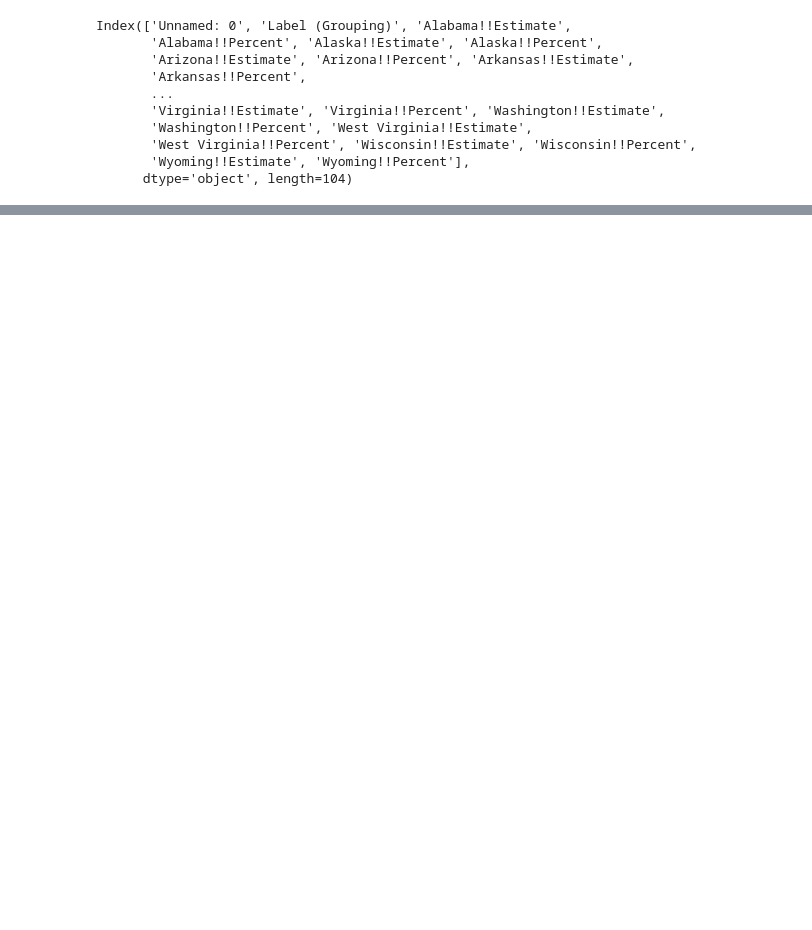
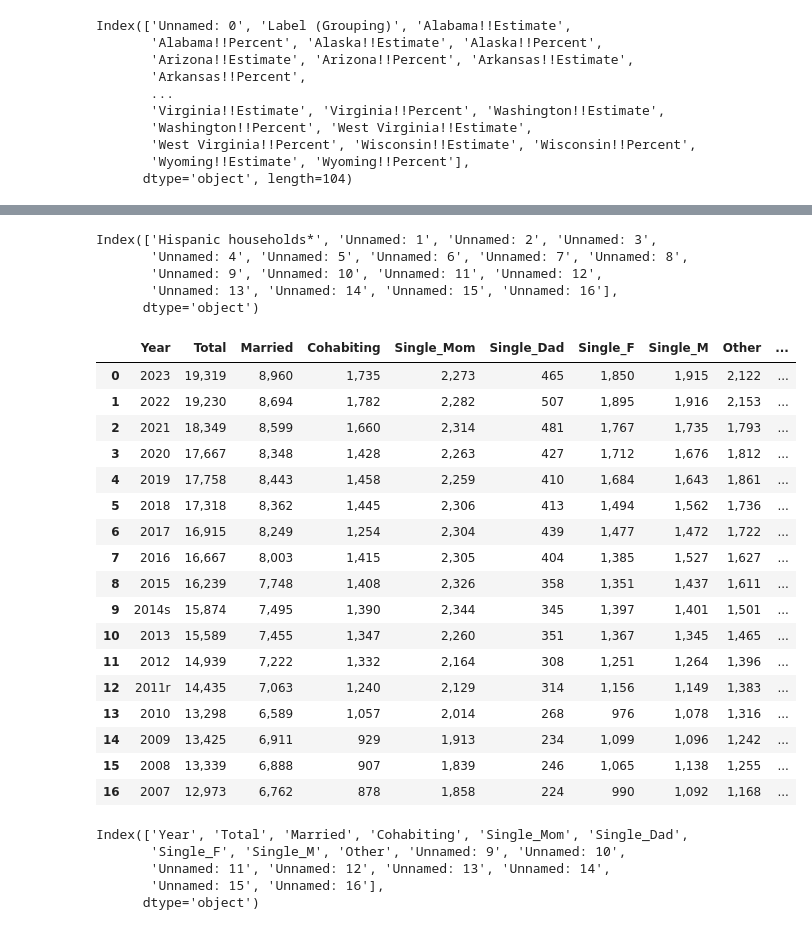
Before and after one commit to tflakes1975/Capstone, a Jupyter notebook: Capstone 1.ipynb, the cells around one changed output, grey strips where cells are left out. Saved outputs shown, nothing was run; the diff lists cells and outputs as text; code cells hidden in the pictures; blank space fills up the shorter version.

```diff
--- a/Capstone 1.ipynb
+++ b/Capstone 1.ipynb
@@ -276,0 +574,3 @@ pd.read_csv('data/house holds by race.csv', skiprows = 7, nrows= 58)
+# %%
+hh_year =pd.read_csv('data/married or unmarried.csv', skiprows = 90, nrows= 18)
+hh_year
@@ -276,0 +595,35 @@ pd.read_csv('data/house holds by race.csv', skiprows = 7, nrows= 58)
+# %%
+hh_year.columns
+# %% [output]
+Index(['Hispanic households*', 'Unnamed: 1', 'Unnamed: 2', 'Unnamed: 3',
+       'Unnamed: 4', 'Unnamed: 5', 'Unnamed: 6', 'Unnamed: 7', 'Unnamed: 8',
+       'Unnamed: 9', 'Unnamed: 10', 'Unnamed: 11', 'Unnamed: 12',
+       'Unnamed: 13', 'Unnamed: 14', 'Unnamed: 15', 'Unnamed: 16'],
+      dtype='object')
+# %%
+hh_year = hh_year.rename(columns ={'Hispanic households*':'Year', 'Unnamed: 1':'Total', 'Unnamed: 2':'Married',
+       'Unnamed: 3':'Cohabiting', 'Unnamed: 4':'Single_Mom', 'Unnamed: 5':'Single_Dad', 'Unnamed: 6':'Single_F', 'Unnamed: 7':'Single_M',
+       'Unnamed: 8':'Other'})
+# %%
+hh_year.drop([2], inplace = True)
+# %%
+hh_year.reset_index(drop=True)
+# %% [output]
+|  | Year | Total | Married | Cohabiting | Single_Mom | Single_Dad | Single_F | Single_M | Other | ... |
+| 0 | 2023 | 19,319 | 8,960 | 1,735 | 2,273 | 465 | 1,850 | 1,915 | 2,122 | ... |
+| 1 | 2022 | 19,230 | 8,694 | 1,782 | 2,282 | 507 | 1,895 | 1,916 | 2,153 | ... |
+| 2 | 2021 | 18,349 | 8,599 | 1,660 | 2,314 | 481 | 1,767 | 1,735 | 1,793 | ... |
+| 3 | 2020 | 17,667 | 8,348 | 1,428 | 2,263 | 427 | 1,712 | 1,676 | 1,812 | ... |
+| 4 | 2019 | 17,758 | 8,443 | 1,458 | 2,259 | 410 | 1,684 | 1,643 | 1,861 | ... |
+| 5 | 2018 | 17,318 | 8,362 | 1,445 | 2,306 | 413 | 1,494 | 1,562 | 1,736 | ... |
+| 6 | 2017 | 16,915 | 8,249 | 1,254 | 2,304 | 439 | 1,477 | 1,472 | 1,722 | ... |
+| 7 | 2016 | 16,667 | 8,003 | 1,415 | 2,305 | 404 | 1,385 | 1,527 | 1,627 | ... |
+| 8 | 2015 | 16,239 | 7,748 | 1,408 | 2,326 | 358 | 1,351 | 1,437 | 1,611 | ... |
+| 9 | 2014s | 15,874 | 7,495 | 1,390 | 2,344 | 345 | 1,397 | 1,401 | 1,501 | ... |
+| 10 | 2013 | 15,589 | 7,455 | 1,347 | 2,260 | 351 | 1,367 | 1,345 | 1,465 | ... |
+| 11 | 2012 | 14,939 | 7,222 | 1,332 | 2,164 | 308 | 1,251 | 1,264 | 1,396 | ... |
+| 12 | 2011r | 14,435 | 7,063 | 1,240 | 2,129 | 314 | 1,156 | 1,149 | 1,383 | ... |
+| 13 | 2010 | 13,298 | 6,589 | 1,057 | 2,014 | 268 | 976 | 1,078 | 1,316 | ... |
+| 14 | 2009 | 13,425 | 6,911 | 929 | 1,913 | 234 | 1,099 | 1,096 | 1,242 | ... |
+| 15 | 2008 | 13,339 | 6,888 | 907 | 1,839 | 246 | 1,065 | 1,138 | 1,255 | ... |
+| 16 | 2007 | 12,973 | 6,762 | 878 | 1,858 | 224 | 990 | 1,092 | 1,168 | ... |
@@ -276,0 +632,8 @@ pd.read_csv('data/house holds by race.csv', skiprows = 7, nrows= 58)
+# %%
+hh_year.columns
+# %% [output]
+Index(['Year', 'Total', 'Married', 'Cohabiting', 'Single_Mom', 'Single_Dad',
+       'Single_F', 'Single_M', 'Other', 'Unnamed: 9', 'Unnamed: 10',
+       'Unnamed: 11', 'Unnamed: 12', 'Unnamed: 13', 'Unnamed: 14',
+       'Unnamed: 15', 'Unnamed: 16'],
+      dtype='object')
```
Also changed, not shown: parts of 44 cells of this notebook.
